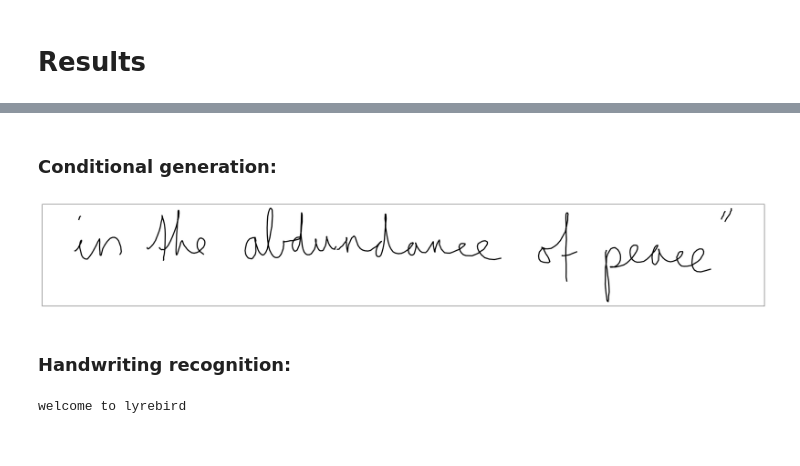
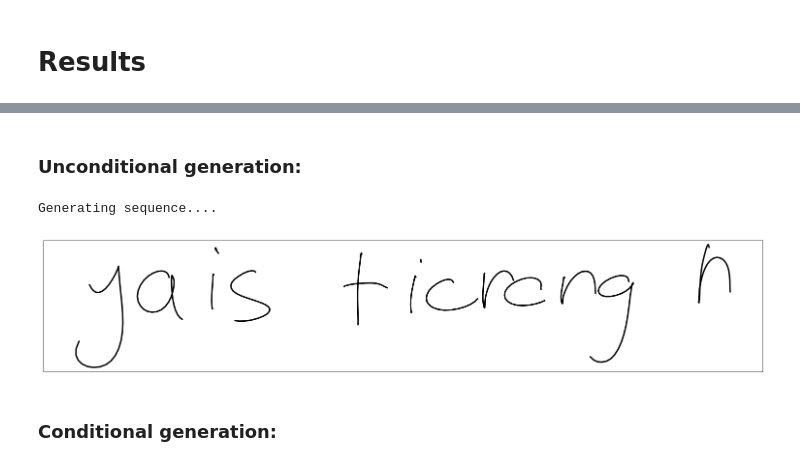
Before and after one commit to swechhasingh/Handwriting-synthesis, a Jupyter notebook: notebooks/results.ipynb, the cells around one changed output, grey strips where cells are left out. Drawn from its saved outputs; the diff is of its cells as text; code cells hidden in the pictures.

```diff
--- a/notebooks/results.ipynb
+++ b/notebooks/results.ipynb
@@ -20,14 +33,27 @@ plot_stroke(stroke)
+# %% [markdown]
+### Unconditional generation:
+# %%
+device = torch.device("cuda:0" if torch.cuda.is_available() else "cpu")
+# fix random seed
+seed = 222
+torch.manual_seed(seed)
+np.random.seed(seed)
+model_path = '../saved_models/best_model_prediction.pt'
+data_path = '../data/'
+
+train_dataset = HandwritingDataset(data_path, split='train', text_req=True)
+
+seq_len = 400
+#prediction
+gen_seq = generate_unconditional_seq(model_path, seq_len, device, bias=10.)
+
+# denormalize the generated offsets using train set mean and std
+gen_seq = data_denormalization(Global.train_mean, Global.train_std, gen_seq)
+
+# plot the sequence
+plot_stroke(gen_seq[0])
+# %% [output]
+Generating sequence....
+[figure, added]
 # %% [markdown]
 ### Conditional generation:
-# %%
-stroke = generate_conditionally(text='welcome to lyrebird')
-plot_stroke(stroke)
-# %% [output]
-[figure, removed]
-# %% [markdown]
-### Handwriting recognition:
-# %%
-text = recognize_stroke(stroke)
-print text
-# %% [output]
-welcome to lyrebird
```
Also changed, not shown: parts of 10 cells of this notebook, 49 other files.
